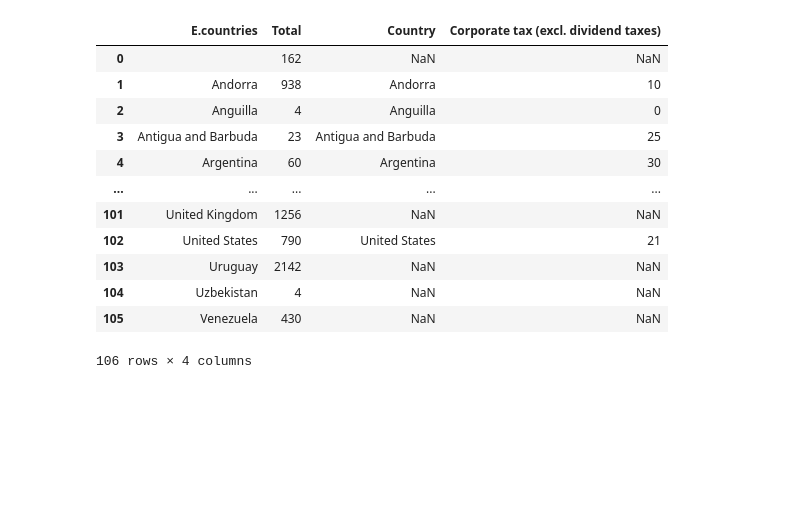
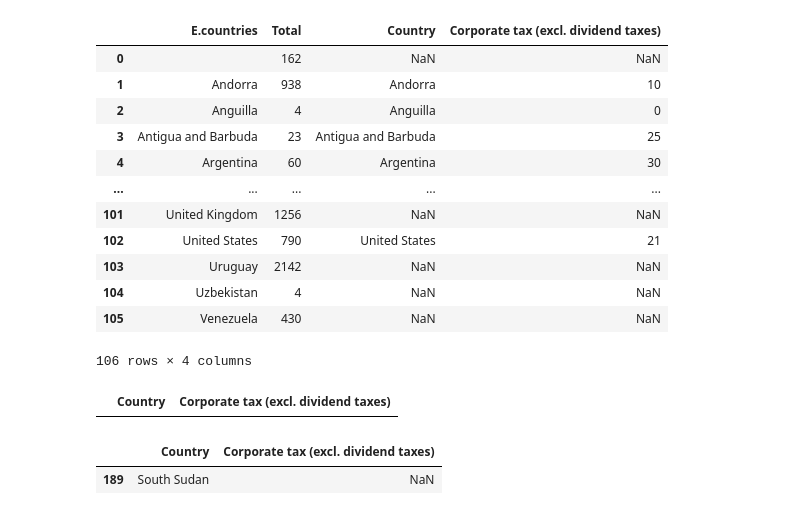
Before and after one commit to alexmak001/Panama-Papers, a Jupyter notebook: prabina.ipynb, the cells around one changed output. Drawn from its saved outputs; the diff is of its cells as text; code cells hidden in the pictures; blank space fills up the shorter version.

```diff
--- a/prabina.ipynb
+++ b/prabina.ipynb
@@ -480,6 +480,15 @@ bear_per_country.merge(corporate_taxes, how='left', left_on="E.countries", right
 | 104 | Uzbekistan | 4 | NaN | NaN |
 | 105 | Venezuela | 430 | NaN | NaN |
 106 rows × 4 columns
+# %%
+corporate_taxes[corporate_taxes['Country'] == 'United Kingdom']
+# %% [output]
+|  | Country | Corporate tax (excl. dividend taxes) |
 # %%
 # plt.corporate_taxes["Country"]
 # plt.show()
+# %%
+corporate_taxes[corporate_taxes['Country'] == 'South Sudan']
+# %% [output]
+|  | Country | Corporate tax (excl. dividend taxes) |
+| 189 | South Sudan | NaN |
```
Also changed, not shown: parts of 9 cells of this notebook.
